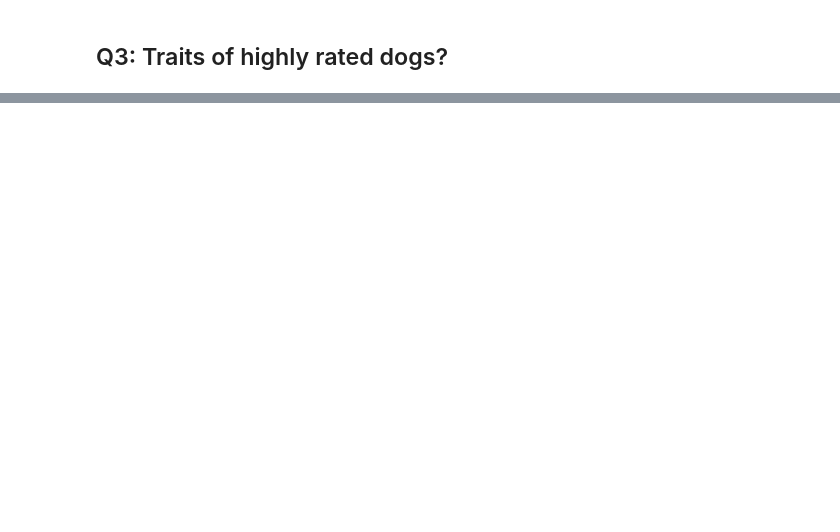
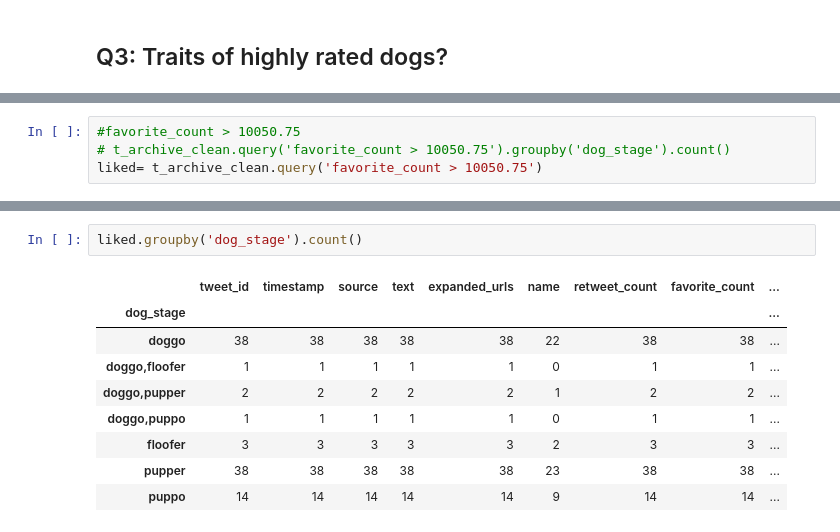
Before and after one commit to SidraEffendi/data-wrangling, a Jupyter notebook: wrangle_act.ipynb, the cells around one changed output, grey strips where cells are left out. Drawn from its saved outputs; the diff is of its cells as text; blank space fills up the shorter version.

```diff
--- a/wrangle_act.ipynb
+++ b/wrangle_act.ipynb
@@ -986,0 +1006,4 @@ hoghly rated dogs are not the most liked tweets or retweeted ones.
+# %%
+#favorite_count > 10050.75
+# t_archive_clean.query('favorite_count > 10050.75').groupby('dog_stage').count()
+liked= t_archive_clean.query('favorite_count > 10050.75')
@@ -986,0 +1021,12 @@ hoghly rated dogs are not the most liked tweets or retweeted ones.
+# %%
+liked.groupby('dog_stage').count()
+# %% [output]
+|  | tweet_id | timestamp | source | text | expanded_urls | name | retweet_count | favorite_count | ... |
+| dog_stage |  |  |  |  |  |  |  |  | ... |
+| doggo | 38 | 38 | 38 | 38 | 38 | 22 | 38 | 38 | ... |
+| doggo,floofer | 1 | 1 | 1 | 1 | 1 | 0 | 1 | 1 | ... |
+| doggo,pupper | 2 | 2 | 2 | 2 | 2 | 1 | 2 | 2 | ... |
+| doggo,puppo | 1 | 1 | 1 | 1 | 1 | 0 | 1 | 1 | ... |
+| floofer | 3 | 3 | 3 | 3 | 3 | 2 | 3 | 3 | ... |
+| pupper | 38 | 38 | 38 | 38 | 38 | 23 | 38 | 38 | ... |
+| puppo | 14 | 14 | 14 | 14 | 14 | 9 | 14 | 14 | ... |
```
Also changed, not shown: parts of 14 cells of this notebook.
